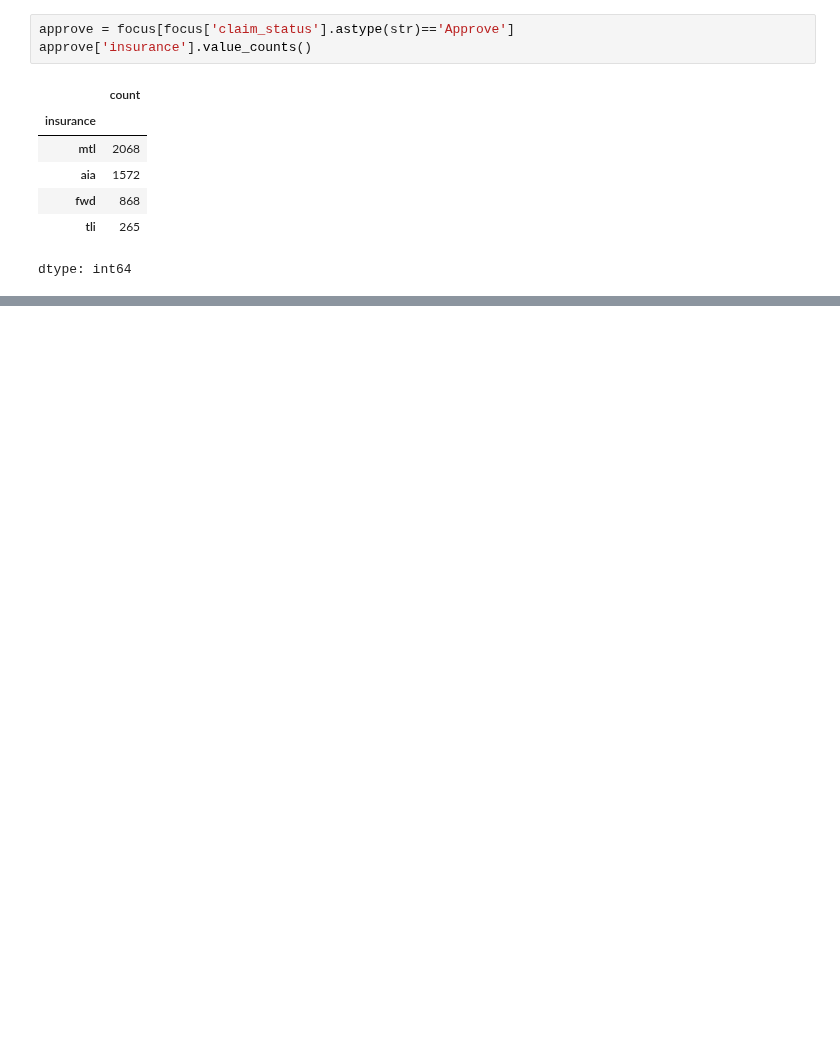
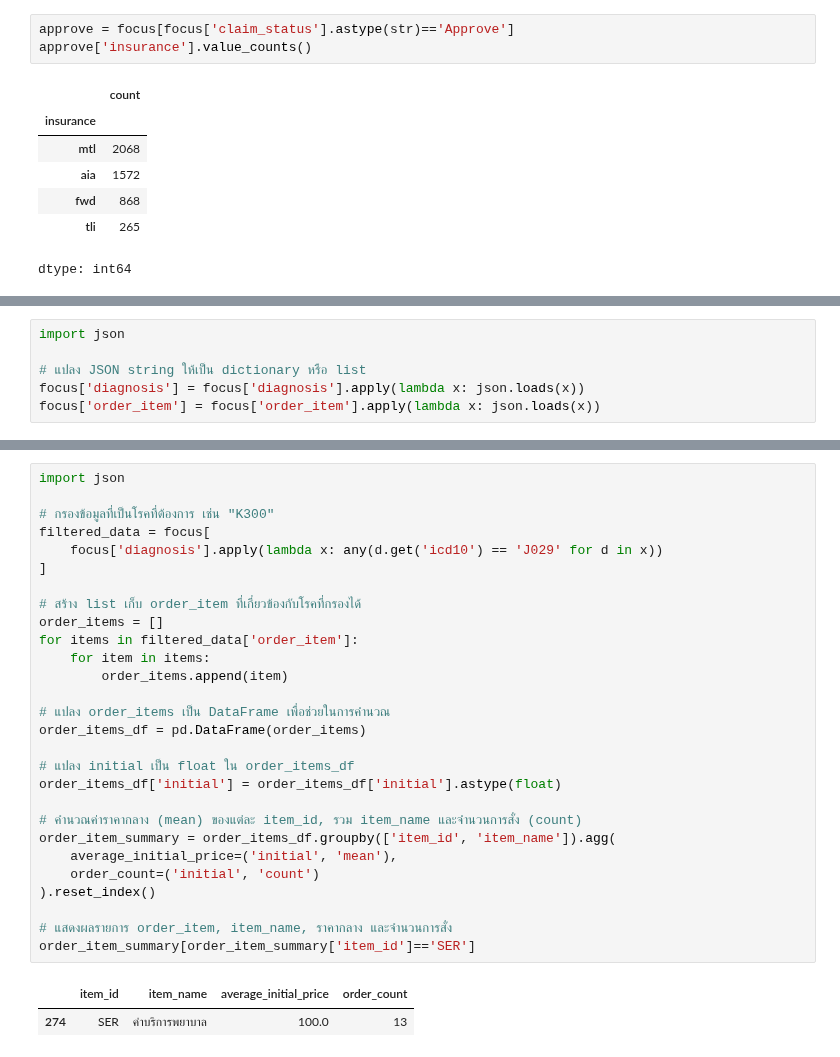
Before and after one commit to nxxk23/AI-Engineer, a Jupyter notebook: fraud/response.ipynb, the cells around one changed output, grey strips where cells are left out. Saved outputs shown, nothing was run; the diff lists cells and outputs as text; blank space fills up the shorter version.

```diff
--- a/fraud/response.ipynb
+++ b/fraud/response.ipynb
@@ -105,0 +167,6 @@ js.loads(approve[approve['insurance']=='aia']['response'].iloc[0])
+# %%
+import json
+
+# แปลง JSON string ให้เป็น dictionary หรือ list
+focus['diagnosis'] = focus['diagnosis'].apply(lambda x: json.loads(x))
+focus['order_item'] = focus['order_item'].apply(lambda x: json.loads(x))
@@ -105,0 +204,31 @@ js.loads(approve[approve['insurance']=='aia']['response'].iloc[0])
+# %%
+import json
+
+# กรองข้อมูลที่เป็นโรคที่ต้องการ เช่น "K300"
+filtered_data = focus[
+    focus['diagnosis'].apply(lambda x: any(d.get('icd10') == 'J029' for d in x))
+]
+
+# สร้าง list เก็บ order_item ที่เกี่ยวข้องกับโรคที่กรองได้
+order_items = []
+for items in filtered_data['order_item']:
+    for item in items:
+        order_items.append(item)
+
+# แปลง order_items เป็น DataFrame เพื่อช่วยในการคำนวณ
+order_items_df = pd.DataFrame(order_items)
+
+# แปลง initial เป็น float ใน order_items_df
+order_items_df['initial'] = order_items_df['initial'].astype(float)
+
+# คำนวณค่าราคากลาง (mean) ของแต่ละ item_id, รวม item_name และจำนวนการสั่ง (count)
+order_item_summary = order_items_df.groupby(['item_id', 'item_name']).agg(
+    average_initial_price=('initial', 'mean'),
+    order_count=('initial', 'count')
+).reset_index()
+
+# แสดงผลรายการ order_item, item_name, ราคากลาง และจำนวนการสั่ง
+order_item_summary[order_item_summary['item_id']=='SER']
+# %% [output]
+|  | item_id | item_name | average_initial_price | order_count |
+| 274 | SER | ค่าบริการพยาบาล | 100.0 | 13 |
```
Also changed, not shown: parts of 9 cells of this notebook.
